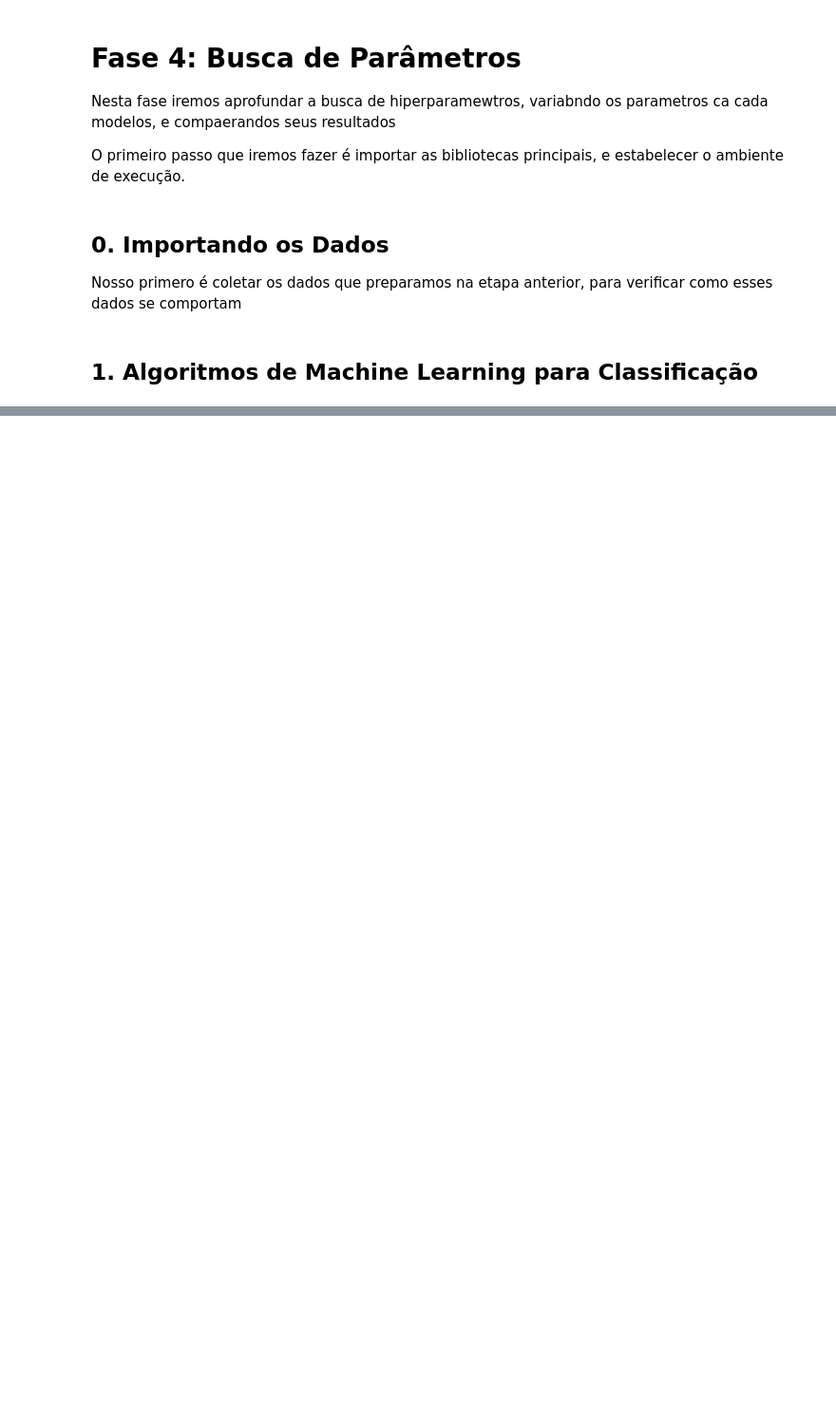
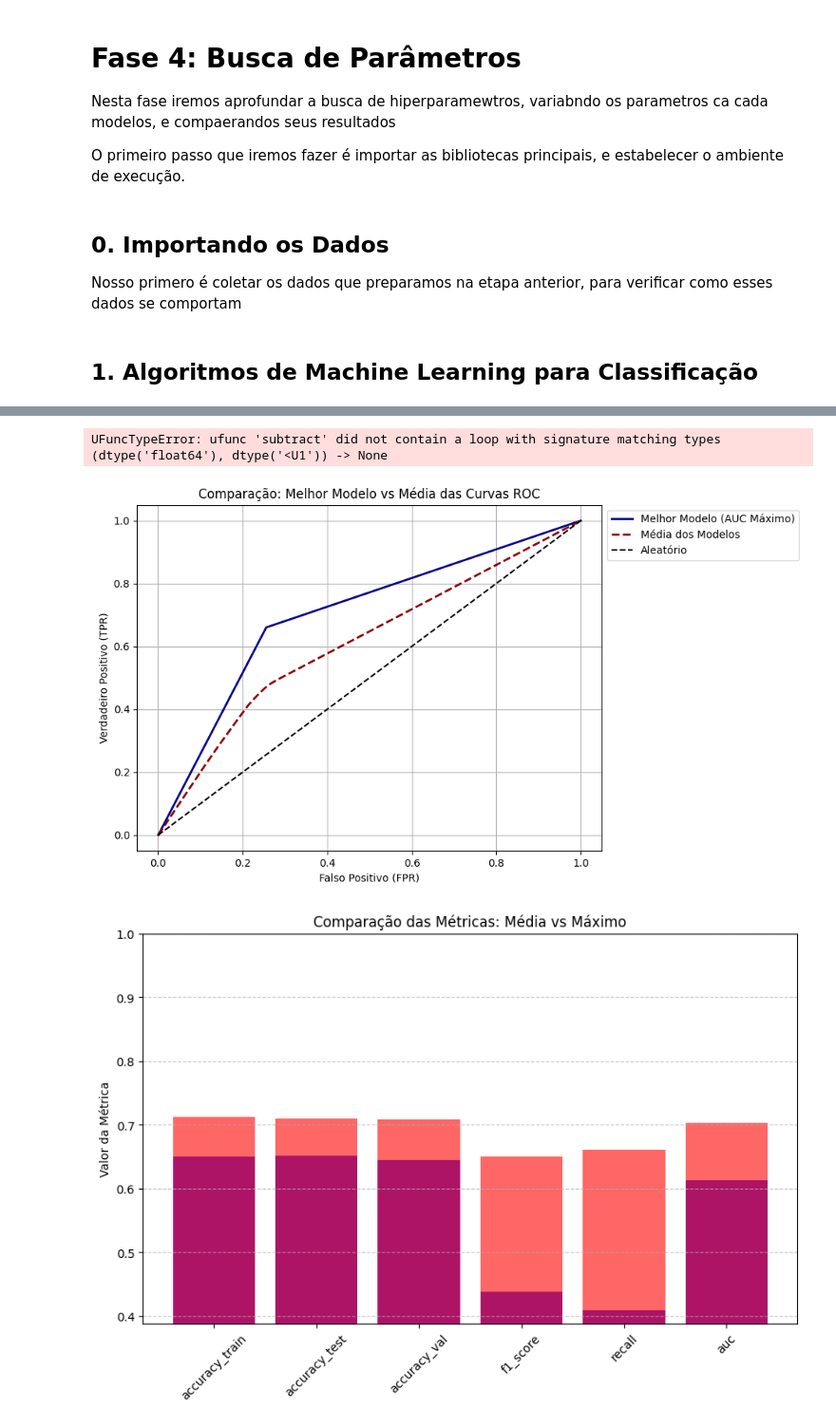
Before and after one commit to GuilhermeMaciel75/SI5-ELEC2, a Jupyter notebook: notebooks/04-Variacao_Parametrica/lvq.ipynb, the cells around one changed output, grey strips where cells are left out. Shown at 95% size. Saved outputs shown, nothing was run; the diff lists cells and outputs as text; code cells hidden in the pictures; blank space fills up the shorter version.

```diff
--- a/notebooks/04-Variacao_Parametrica/lvq.ipynb
+++ b/notebooks/04-Variacao_Parametrica/lvq.ipynb
@@ -110,25 +137,9 @@ test_data = np.hstack((X_test.values, Y_test.values))
+# %%
+param_distributions_lvq = {
+    'n_codebooks': [5, 10, 30, 50, 100],
+    'lrate': [0.01, 0.05, 0.1, 0.5],
+    'epochs': [2, 20, 50, 100]
+}
 # %%
 # Criar o modelo LVQ base
 lvq_model = LVQClassifier()
-# %%
-param_distributions_lvq = {
-    'n_codebooks': [5, 10, 15, 20, 30],  # Número de protótipos
-    'learn_rate': [0.01, 0.05, 0.1, 0.3, 0.5],  # Taxa de aprendizado inicial
-    'n_epochs': [10, 30, 50, 100],  # Número de épocas (iterações de treinamento)
-}
-# %%
-"""
-
-# Criar o RandomizedSearchCV
-search = RandomizedSearchCV(
-    estimator=lvq_model,
-    param_distributions=param_distributions_lvq,
-    n_iter=50,  # Número de combinações testadas
-    cv=5,  # Validação cruzada com 5 folds
-    scoring='accuracy',  # Métrica de avaliação
-    random_state=42,
-    n_jobs=-1  # Paralelizar o processo
-)
-
-# Executar a busca pelos melhores hiperparâmetros
-search.fit(X_train, Y_train)"""
@@ -158,0 +146,6 @@ plots.model_evaluate(lvq_model, df_lvq, X_test, Y_test, model_name="LVQ")
+# %%
+result, model, cv, loss, all_cv = runner.search_paramsv2(lvq_model, param_distributions_lvq, 'lvq',
+                              [X_train, Y_train, X_val, Y_val, X_test, Y_test], n_iter=100)
+
+df=pd.DataFrame((result.values()))
+df
@@ -158,0 +358,14 @@ plots.model_evaluate(lvq_model, df_lvq, X_test, Y_test, model_name="LVQ")
+# %%
+from IPython.display import display, Markdown
+
+plots.show_best_roc(df)
+plots.show_bar_metrics2(df)
+plots.show_confusion_matrix(model, X_test, Y_test)
+plots.show_metrics_comparison_line_plot(df)
+plots.plot_cv_performance(cv, "Desempenho do Melhor Modelo na Cross Validation")
+plots.plot_cv_performance(all_cv, "Desempenho Médio dos Modelos Selecionados na Cross Validation")
+display(Markdown(util.generate_markdown_report(model, result.values())))
+# %% [output]
+UFuncTypeError: ufunc 'subtract' did not contain a loop with signature matching types (dtype('float64'), dtype('<U1')) -> None
+[figure, added]
+[figure, added]
```
Also changed, not shown: parts of 17 cells of this notebook, 3 other files.
